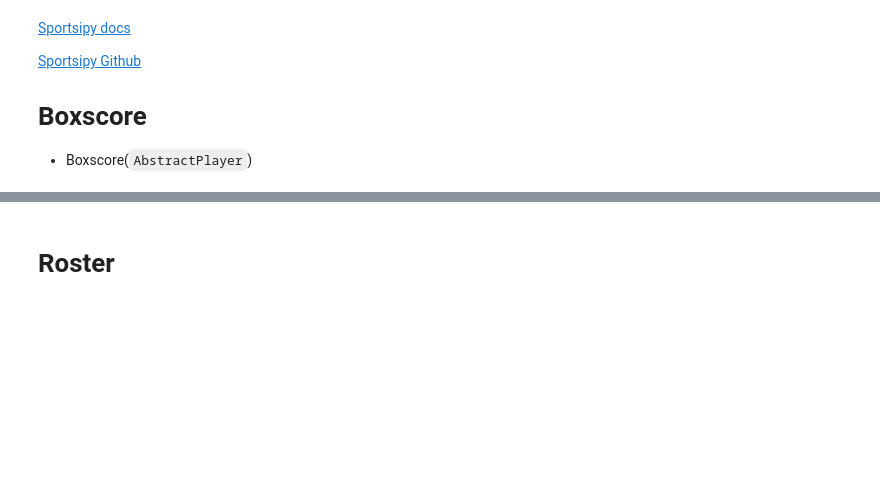
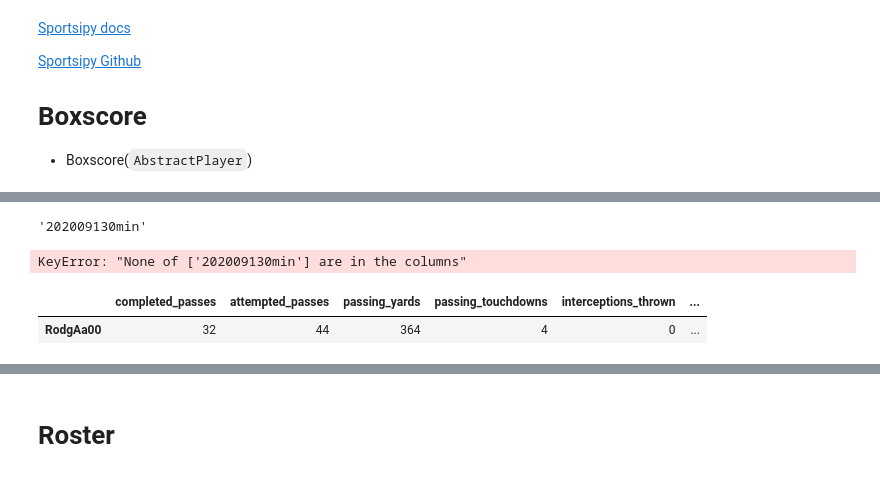
Before and after one commit to LTonstad/Predictive-Analytics-using-Sportsipy, a Jupyter notebook: sportsipy_try.ipynb, the cells around one changed output, grey strips where cells are left out. Saved outputs shown, nothing was run; the diff lists cells and outputs as text; code cells hidden in the pictures; blank space fills up the shorter version.

```diff
--- a/sportsipy_try.ipynb
+++ b/sportsipy_try.ipynb
@@ -63,3 +33,6 @@ df['vegas_line'].str.split(' ', expand=True)
 # Boxscore
 
 * Boxscore(`AbstractPlayer`)
+# %%
+boxscore = Boxscore('202009130min')
+df_box = boxscore.dataframe
@@ -66 +63,25 @@ df['vegas_line'].str.split(' ', expand=True)
+# %%
+df_box.index[0]
+# %% [output]
+'202009130min'
+# %%
+away_df = boxscore.away_players[0].dataframe
+
+for player in boxscore.away_players[1:]:
+    away_df = pd.concat([away_df, player.dataframe], axis=0)
+
+away_df['name'] = [x.name for x in boxscore.away_players]
+away_df.set_index(str(df_box.index[0]), 'name', str([away_df.index]), inplace=True)
+away_df
+# %% [output]
+KeyError: "None of ['202009130min'] are in the columns"
+# %%
+for player in boxscore.away_players[1:]:
+    away_df = pd.concat([away_df, player.dataframe], axis=0)
+
+away_df['name'] = [x.name for x in boxscore.away_players]
+away_df
+# %% [output]
+|  | completed_passes | attempted_passes | passing_yards | passing_touchdowns | interceptions_thrown | ... |
+| RodgAa00 | 32 | 44 | 364 | 4 | 0 | ... |
 # %%
```
Also changed, not shown: parts of 28 cells of this notebook, 8 other files.
